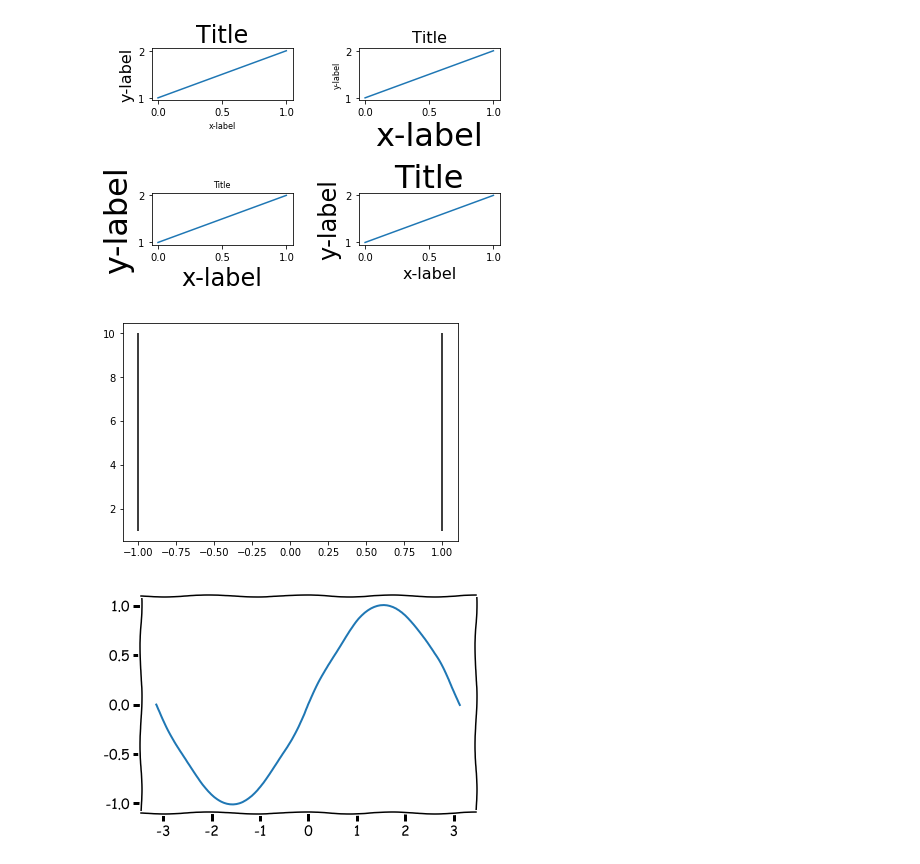
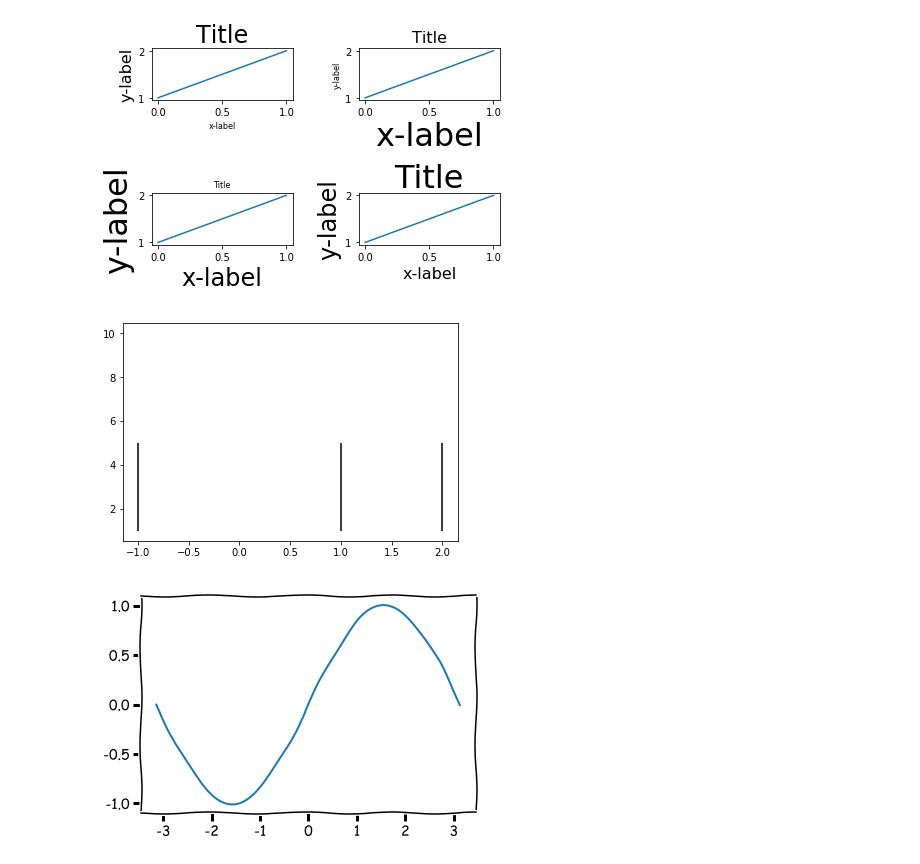
Before and after one commit to soudegesu/pyplot-test, a Jupyter notebook: samples/layout.ipynb, the cells around one changed output. Saved outputs shown, nothing was run; the diff lists cells and outputs as text; code cells hidden in the pictures.

```diff
--- a/samples/layout.ipynb
+++ b/samples/layout.ipynb
@@ -356,16 +356,16 @@ plt.tight_layout()
 # %%
 import numpy as np
 import matplotlib.pyplot as plt
 
 np.random.seed(0)
 
 ymin = 1
-ymax =  10
-
-plt.vlines([-1, 1], ymin, ymax)
+ymax =  5
+plt.plot([1], [10])
+plt.vlines([-1, 1, 2], ymin, ymax)
 plt.show()
 # %% [output]
-[figure, old version]
+[figure, new version]
 # %%
 import numpy as np
 from matplotlib import pyplot as plt
```
Also changed, not shown: 2 other files.
